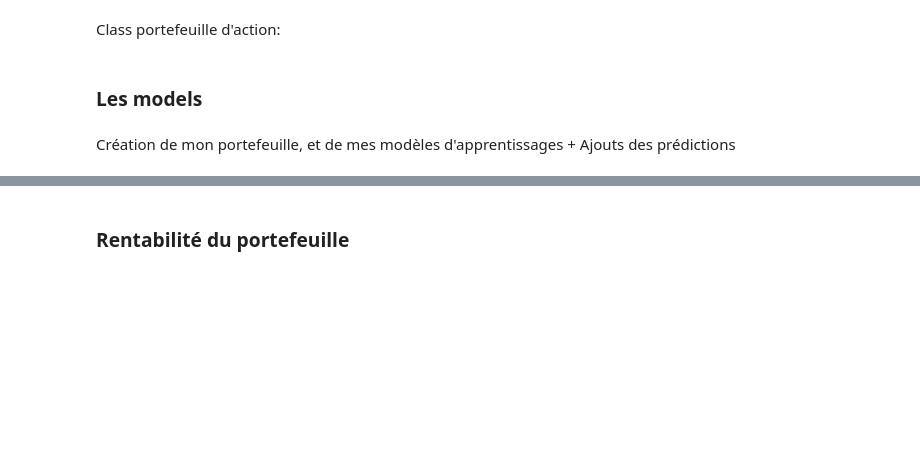
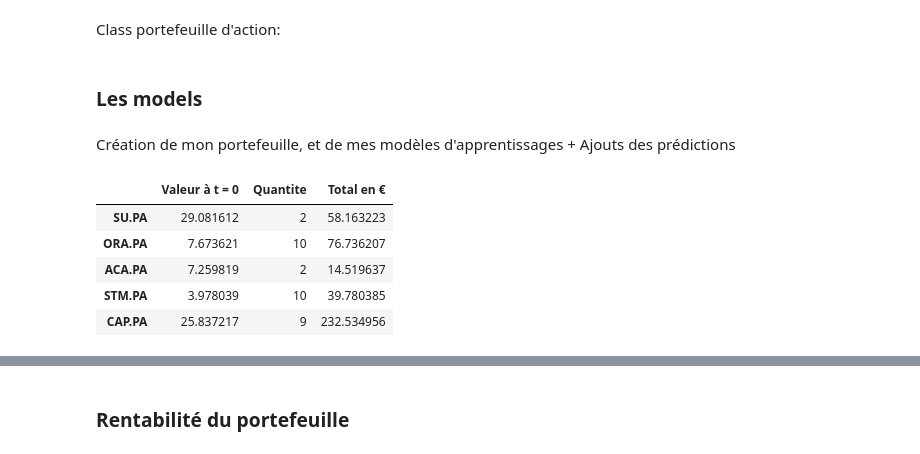
Before and after one commit to MaximeMoreauCerise/pe-lr-cac40, a Jupyter notebook: code/main.ipynb, the cells around one changed output, grey strips where cells are left out. Drawn from its saved outputs; the diff is of its cells as text; code cells hidden in the pictures; blank space fills up the shorter version.

```diff
--- a/code/main.ipynb
+++ b/code/main.ipynb
@@ -141,8 +150,16 @@ Création de mon portefeuille, et de mes modèles d'apprentissages + Ajouts des
 # %%
 portefeuille_maxime = portefeuille(liste_tags_entreprises,quantites, buy_order)
 model = lr_models(portefeuille_maxime, learning_period, learning_rate)
 model.create_models()
-portefeuille_maxime.add_predic(time_target,model)
+portefeuille_maxime.actions.head()
+# portefeuille_maxime.add_predic(time_target,model)
+# %% [output]
+|  | Valeur à t = 0 | Quantite | Total en € |
+| SU.PA | 29.081612 | 2 | 58.163223 |
+| ORA.PA | 7.673621 | 10 | 76.736207 |
+| ACA.PA | 7.259819 | 2 | 14.519637 |
+| STM.PA | 3.978039 | 10 | 39.780385 |
+| CAP.PA | 25.837217 | 9 | 232.534956 |
 # %%
 portefeuille_maxime.add_predic(time_target,model)
 # %%
```
Also changed, not shown: parts of 12 cells of this notebook.
